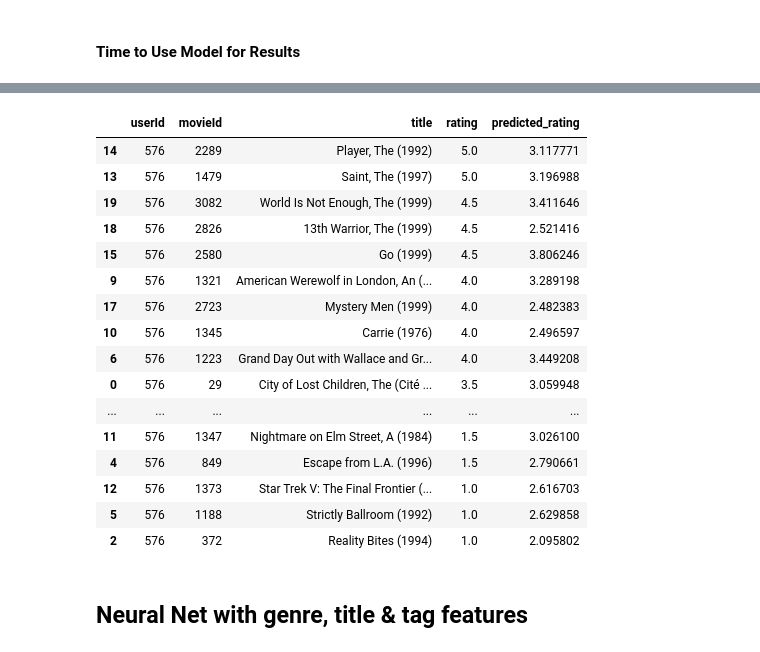
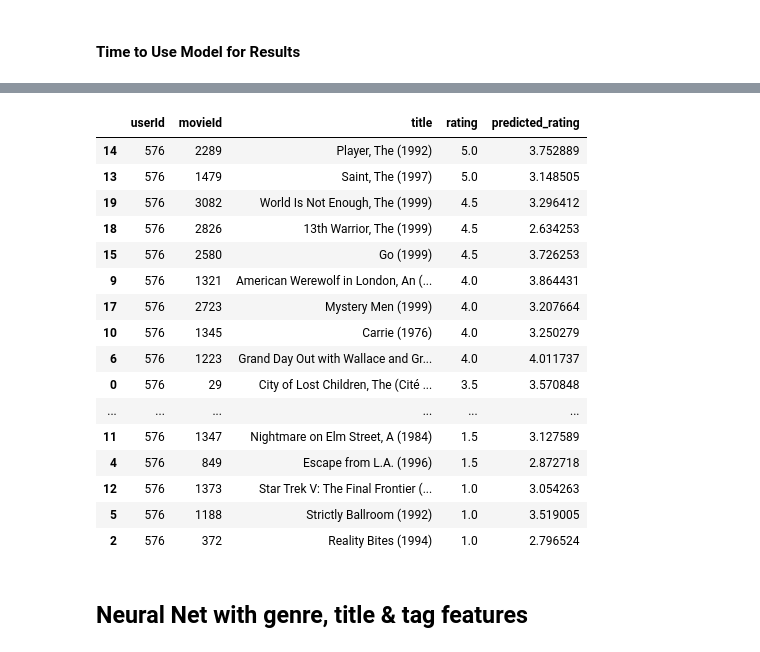
Before and after one commit to jgraham91/final-project, a Jupyter notebook: notebooks/FINAL-PROJECT.ipynb, the cells around one changed output, grey strips where cells are left out. Saved outputs shown, nothing was run; the diff lists cells and outputs as text; code cells hidden in the pictures.

```diff
--- a/notebooks/FINAL-PROJECT.ipynb
+++ b/notebooks/FINAL-PROJECT.ipynb
@@ -117,0 +226,10 @@ len(longest_tag)
+# %%
+# #turn all set of tags into a set to get rid of duplicates
+# #test with set column
+# movies_tag_df['set'] = movies_tag_df['tag'].apply(lambda tags: list({tag for tag in tags}))
+# movies_tag_df.head()
+
+#turn all set of tags into a set to get rid of duplicates
+#turn back to a list and overwrite the tags
+movies_tag_df['tag'] = movies_tag_df['tag'].apply(lambda tags: list({tag for tag in tags}))
+movies_tag_df.head()
@@ -266,7 +407,7 @@ from keras.preprocessing.text import Tokenizer
 from tensorflow.keras.preprocessing.sequence import pad_sequences
 
 # Pad tag sequences to have consistent lengths
-max_tag_length = 100
+max_tag_length = 350
 
 # Convert movie titles to sequences of word indices, convert to padded array for input to model
 #Find the length of the tag vocab size
@@ -298,6 +442,7 @@ print(test_tag_sequences.shape)
 # %%
 # Define the embedding sizes for userId and movieId
 embedding_size = 50
+tag_embedding_size = 250
 
 # Create the input layers
 user_input = Input(shape=(1,), name='user_input')
@@ -315,16 +460,19 @@ title_embedding = Embedding(title_vocab_size + 1, embedding_size)(title_input)
 title_flat = Flatten()(title_embedding)
 genre_embedding = Embedding(genre_vocab_size + 1, embedding_size)(genre_input)
 genre_flat = Flatten()(genre_embedding)
-tag_embedding = Embedding(tag_vocab_size + 1, embedding_size)(tag_input)
+tag_embedding = Embedding(tag_vocab_size + 1, tag_embedding_size)(tag_input)
 tag_flat = Flatten()(tag_embedding)
 
 # Merge the embeddings with genre input
 merge = Concatenate()([user_flat, movie_flat, title_flat, genre_flat, genre_input])
 
 # Add fully connected layers for prediction
-dense = Dense(128, activation='relu')(merge)
-dense = Dense(64, activation='relu')(dense)  # Additional dense layer
-dense = Dense(32, activation='relu')(dense)  # Additional dense layer
+dense = Dense(128, activation='relu', kernel_regularizer=regularizers.l2(0.01))(merge)
+dense = Dropout(0.2)(dense)  # Add dropout layer
+dense = Dense(64, activation='relu', kernel_regularizer=regularizers.l2(0.01))(dense)  # Additional dense layer
+dense = Dropout(0.2)(dense)  # Add dropout layer
+dense = Dense(32, activation='relu', kernel_regularizer=regularizers.l2(0.01))(dense)  # Additional dense layer
+dense = Dropout(0.2)(dense)  # Add dropout layer
 output = Dense(1)(dense)
 
 #create and compile the model
@@ -333,7 +484,7 @@ model5.compile(loss='mse', optimizer='adam')
 # %%
 #Train the Model
 # CHANGE MODEL NAME!!!
-epochs = 200
+epochs = 1000
 batch_size = 256
 
 model5.fit([train_user_ids, train_movie_ids, train_title_sequences, train_genres_sequences, train_tag_sequences], train_ratings, batch_size=batch_size, epochs=epochs)
@@ -565,7 +646,7 @@ user_movie_tags = all_of_the_tag_sequences[user_films_viewed]
 user_id_array = np.array([test_user] * len(user_films_viewed))
 
 # Get the model predictions for the user and movie IDs
-user_predictions = model4.predict([user_id_array, user_films_viewed, user_movie_titles, user_movie_genres, user_movie_tags])
+user_predictions = model5.predict([user_id_array, user_films_viewed, user_movie_titles, user_movie_genres, user_movie_tags])
 user_predictions = user_predictions * (max_rating - min_rating) + min_rating
 # user_predictions = np.clip(user_predictions, a_min=None, a_max=5.0)
 
@@ -577,20 +658,20 @@ user_ratings.sort_values(by='rating',ascending=False)
 |  | userId | movieId | title | rating | predicted_rating |
-| 14 | 576 | 2289 | Player, The (1992) | 5.0 | 3.117771 |
-| 13 | 576 | 1479 | Saint, The (1997) | 5.0 | 3.196988 |
-| 19 | 576 | 3082 | World Is Not Enough, The (1999) | 4.5 | 3.411646 |
-| 18 | 576 | 2826 | 13th Warrior, The (1999) | 4.5 | 2.521416 |
-| 15 | 576 | 2580 | Go (1999) | 4.5 | 3.806246 |
-| 9 | 576 | 1321 | American Werewolf in London, An (... | 4.0 | 3.289198 |
-| 17 | 576 | 2723 | Mystery Men (1999) | 4.0 | 2.482383 |
-| 10 | 576 | 1345 | Carrie (1976) | 4.0 | 2.496597 |
-| 6 | 576 | 1223 | Grand Day Out with Wallace and Gr... | 4.0 | 3.449208 |
-| 0 | 576 | 29 | City of Lost Children, The (Cité ... | 3.5 | 3.059948 |
+| 14 | 576 | 2289 | Player, The (1992) | 5.0 | 3.752889 |
+| 13 | 576 | 1479 | Saint, The (1997) | 5.0 | 3.148505 |
+| 19 | 576 | 3082 | World Is Not Enough, The (1999) | 4.5 | 3.296412 |
+| 18 | 576 | 2826 | 13th Warrior, The (1999) | 4.5 | 2.634253 |
+| 15 | 576 | 2580 | Go (1999) | 4.5 | 3.726253 |
+| 9 | 576 | 1321 | American Werewolf in London, An (... | 4.0 | 3.864431 |
+| 17 | 576 | 2723 | Mystery Men (1999) | 4.0 | 3.207664 |
+| 10 | 576 | 1345 | Carrie (1976) | 4.0 | 3.250279 |
+| 6 | 576 | 1223 | Grand Day Out with Wallace and Gr... | 4.0 | 4.011737 |
+| 0 | 576 | 29 | City of Lost Children, The (Cité ... | 3.5 | 3.570848 |
 | ... | ... | ... | ... | ... | ... |
-| 11 | 576 | 1347 | Nightmare on Elm Street, A (1984) | 1.5 | 3.026100 |
-| 4 | 576 | 849 | Escape from L.A. (1996) | 1.5 | 2.790661 |
-| 12 | 576 | 1373 | Star Trek V: The Final Frontier (... | 1.0 | 2.616703 |
-| 5 | 576 | 1188 | Strictly Ballroom (1992) | 1.0 | 2.629858 |
-| 2 | 576 | 372 | Reality Bites (1994) | 1.0 | 2.095802 |
+| 11 | 576 | 1347 | Nightmare on Elm Street, A (1984) | 1.5 | 3.127589 |
+| 4 | 576 | 849 | Escape from L.A. (1996) | 1.5 | 2.872718 |
+| 12 | 576 | 1373 | Star Trek V: The Final Frontier (... | 1.0 | 3.054263 |
+| 5 | 576 | 1188 | Strictly Ballroom (1992) | 1.0 | 3.519005 |
+| 2 | 576 | 372 | Reality Bites (1994) | 1.0 | 2.796524 |
 # %% [markdown]
 ## Neural Net with genre, title & tag features
 # %% [markdown]
```
Also changed, not shown: parts of 45 cells of this notebook.
